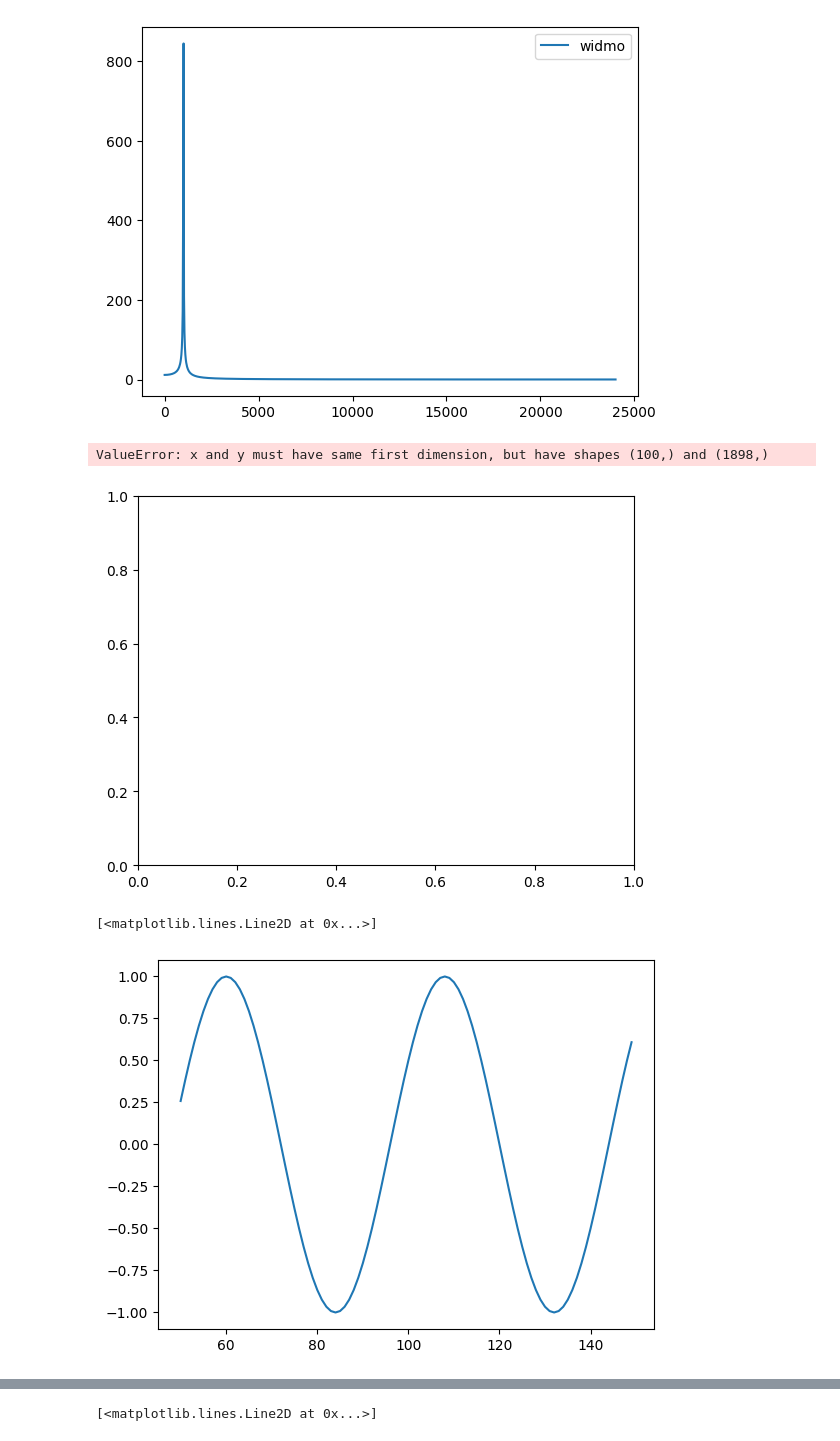
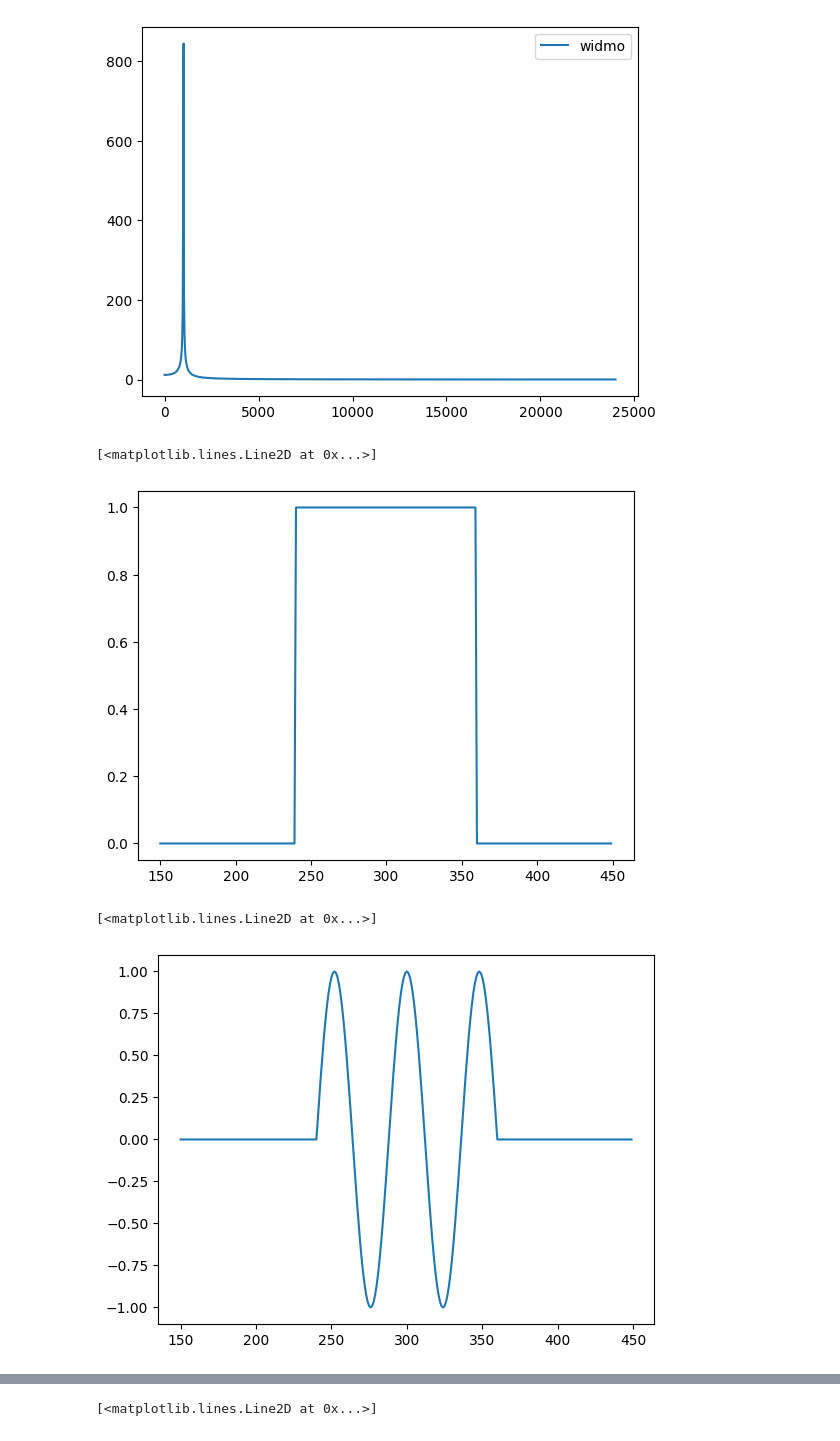
Before and after one commit to tynka022/SignalAnalisis, a Jupyter notebook: lab2/lab2.ipynb, the cells around one changed output, grey strips where cells are left out. Cells and saved outputs as stored; diff of their text form; code cells hidden in the pictures.

```diff
--- a/lab2/lab2.ipynb
+++ b/lab2/lab2.ipynb
@@ -29,14 +29,15 @@ plt.show
 <function matplotlib.pyplot.show(close=None, block=None)>
 [figure]
 # %%
-l = range(50, 150, 1)
-prostokat = [1 for x in l]
+f1=200
+l = np.arange(150, 450, 1)
+prostokat = ((((l*2*f1/fs+1)%2)-1)>=0).astype(int)
 plt.plot(l,prostokat, label = "prostokat")
 # %% [output]
-ValueError: x and y must have same first dimension, but have shapes (100,) and (1898,)
+[<matplotlib.lines.Line2D at 0x...>]
-[figure, old version]
+[figure, new version]
 # %%
-plt.plot(l, (prostokat * sinus[50:150]), label='prostokat')
+plt.plot(l, (prostokat * sinus[150:450]), label='prostokat')
 # %% [output]
 [<matplotlib.lines.Line2D at 0x...>]
-[figure, old version]
+[figure, new version]
```
Also changed, not shown: parts of 1 cell of this notebook.
